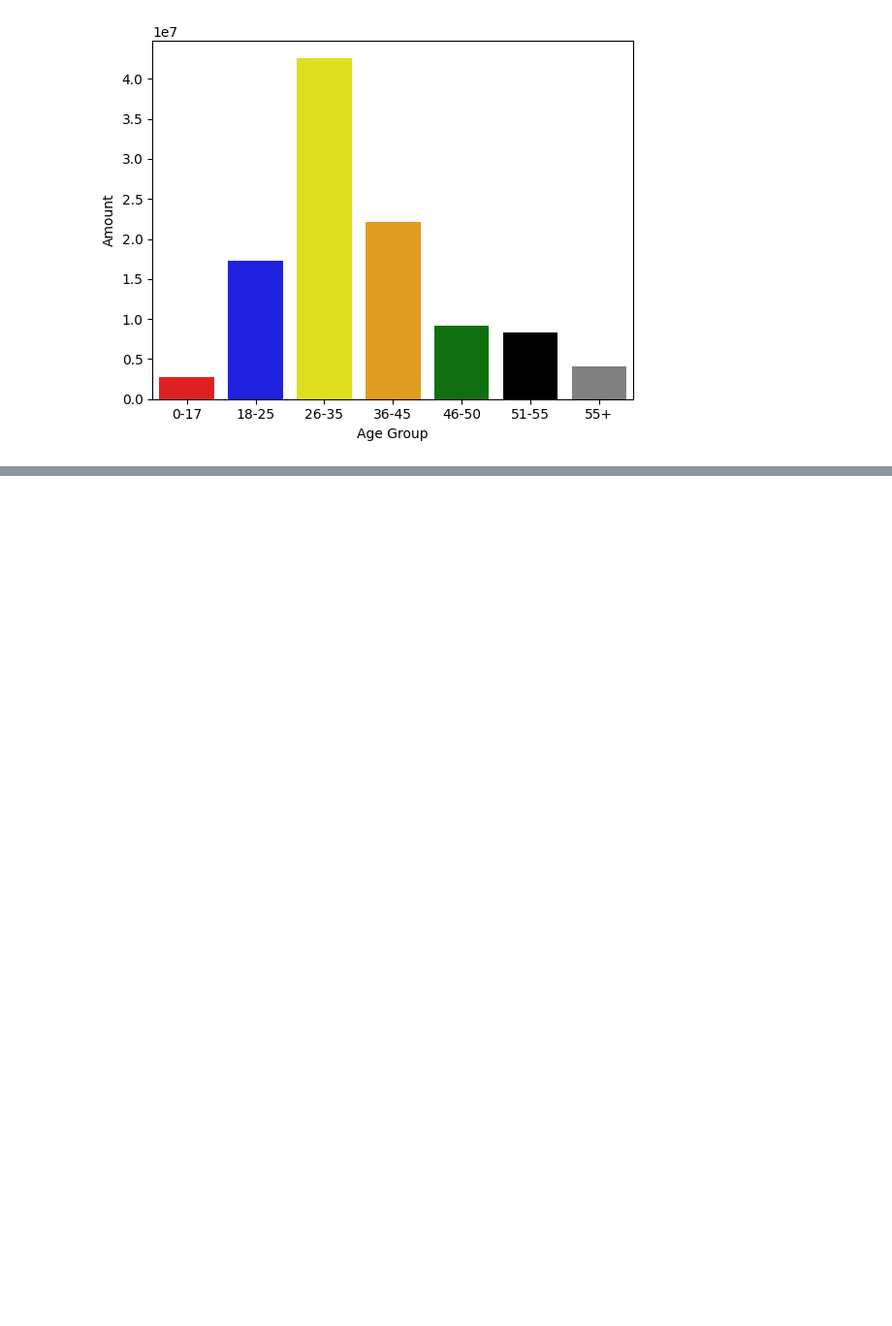
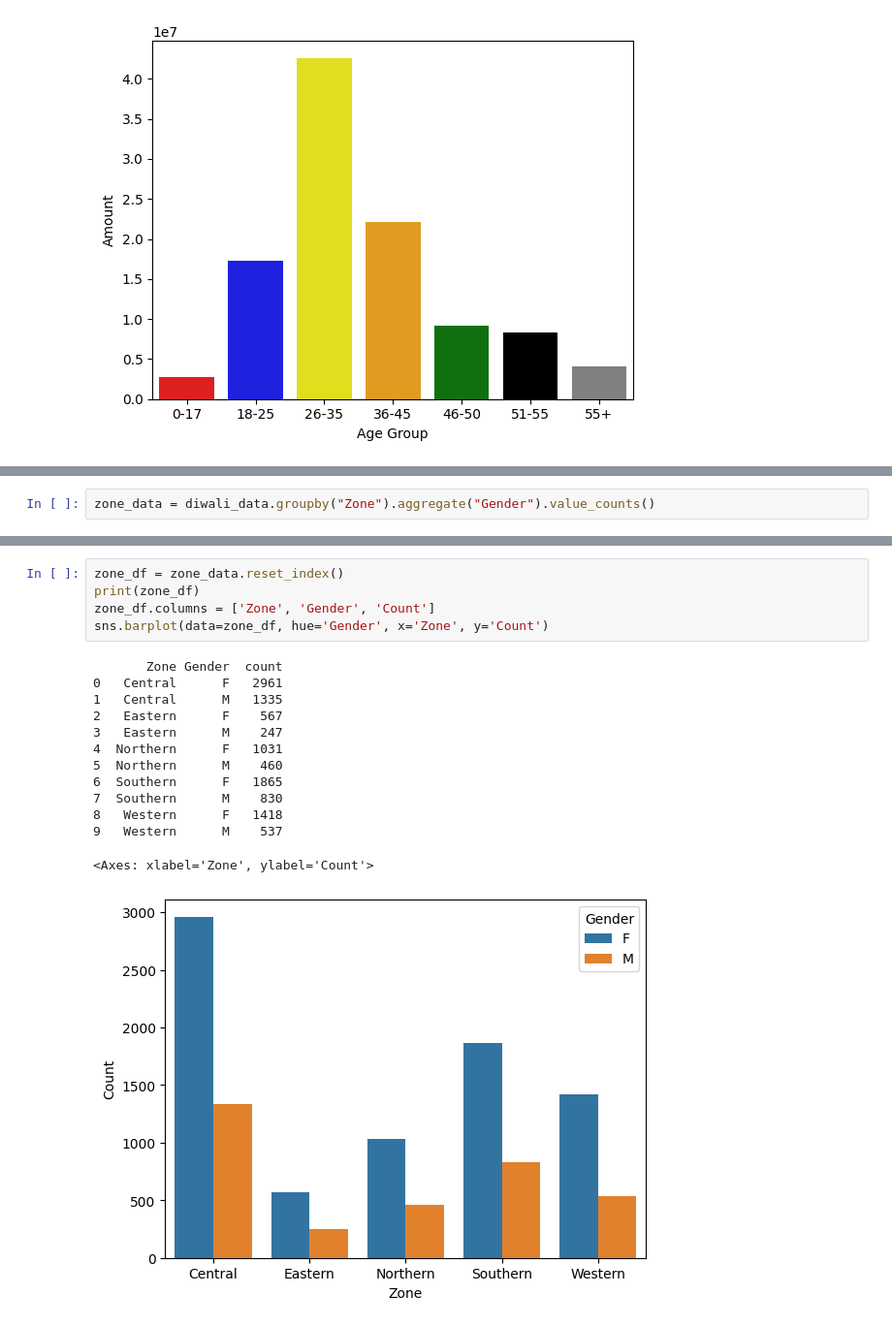
Before and after one commit to Himmu5/data-analysis, a Jupyter notebook: notebooks/diwali_sales_analysis.ipynb, the cells around one changed output, grey strips where cells are left out. Shown at 97% size. Drawn from its saved outputs; the diff is of its cells as text; blank space fills up the shorter version.

```diff
--- a/notebooks/diwali_sales_analysis.ipynb
+++ b/notebooks/diwali_sales_analysis.ipynb
@@ -79,0 +127,2 @@ Passing `palette` without assigning `hue` is deprecated and will be removed in v
+# %%
+zone_data = diwali_data.groupby("Zone").aggregate("Gender").value_counts()
@@ -79,0 +144,19 @@ Passing `palette` without assigning `hue` is deprecated and will be removed in v
+# %%
+zone_df = zone_data.reset_index()
+print(zone_df)
+zone_df.columns = ['Zone', 'Gender', 'Count']
+sns.barplot(data=zone_df, hue='Gender', x='Zone', y='Count')
+# %% [output]
+       Zone Gender  count
+0   Central      F   2961
+1   Central      M   1335
+2   Eastern      F    567
+3   Eastern      M    247
+4  Northern      F   1031
+5  Northern      M    460
+6  Southern      F   1865
+7  Southern      M    830
+8   Western      F   1418
+9   Western      M    537
+<Axes: xlabel='Zone', ylabel='Count'>
+[figure, added]
```
Also changed, not shown: parts of 26 cells of this notebook.
